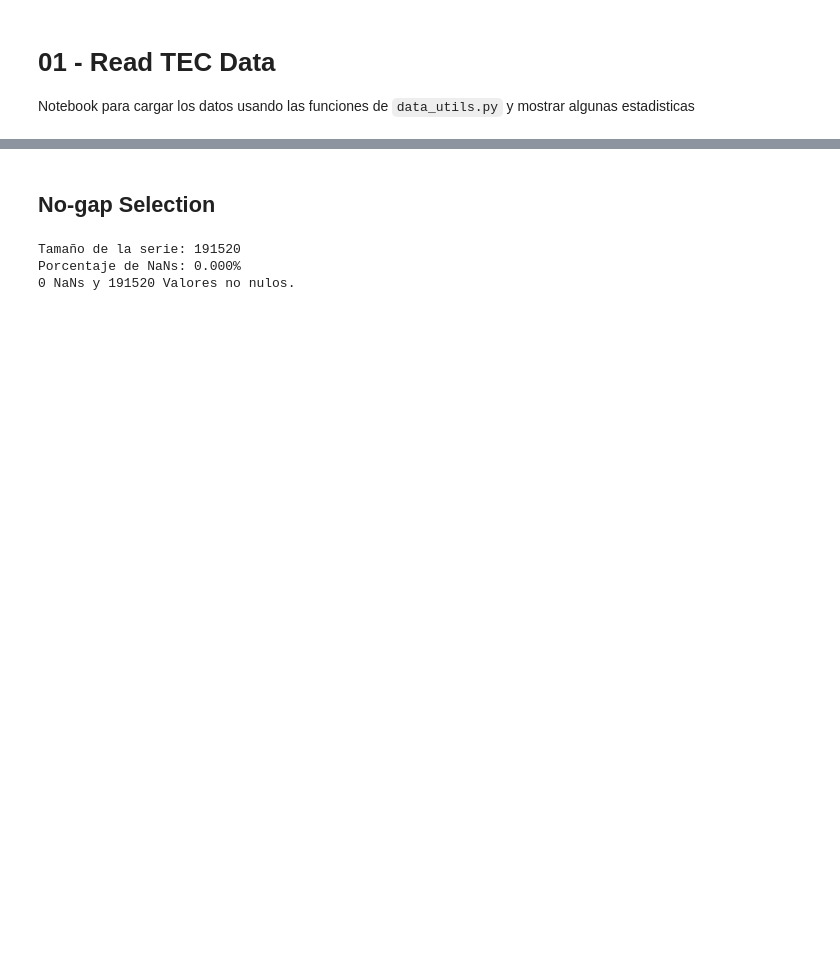
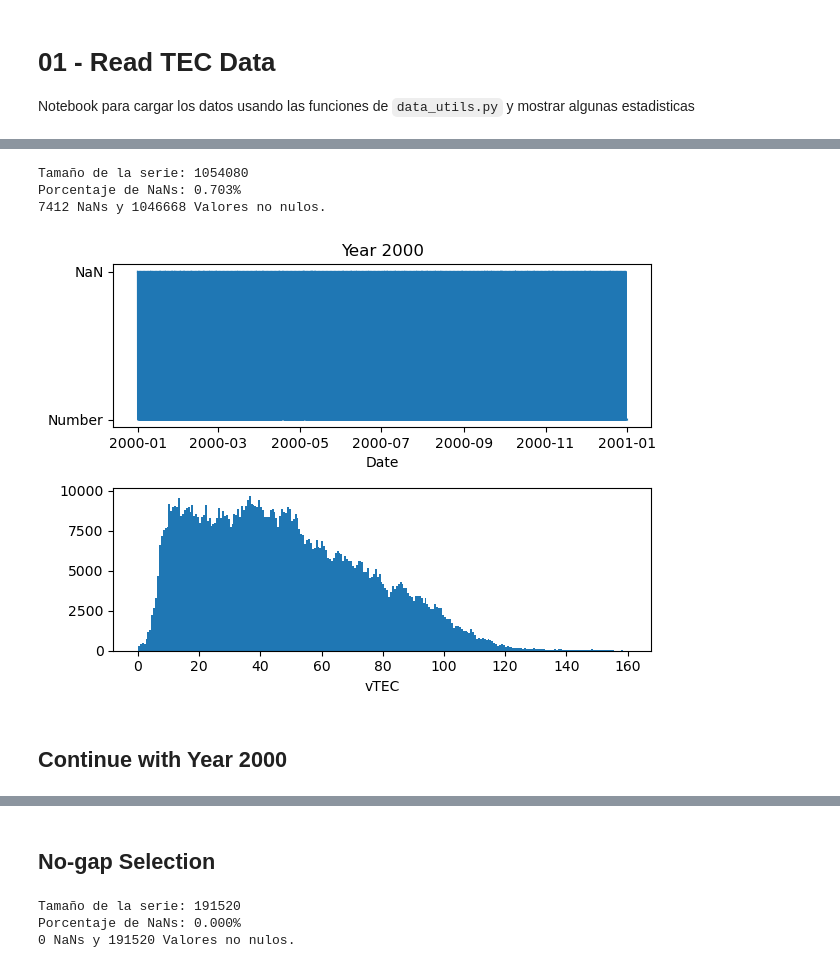
Before and after one commit to atuel96/cargar-estacion-tucu-tec, a Jupyter notebook: 01-load-and-combine-TEC-&-SYMH.ipynb, the cells around one changed output, grey strips where cells are left out. Drawn from its saved outputs; the diff is of its cells as text; code cells hidden in the pictures; blank space fills up the shorter version.

```diff
--- a/01-load-and-combine-TEC-&-SYMH.ipynb
+++ b/01-load-and-combine-TEC-&-SYMH.ipynb
@@ -42,0 +40,14 @@ plt.plot(df.tec)
+# %%
+from data_utils import basic_stats
+
+axs = basic_stats(df_2000.tec)
+axs[0].set(xlabel="Date", title=f"Year {2000}")
+axs[1].set(xlabel="vTEC")
+plt.tight_layout()
+# %% [output]
+Tamaño de la serie: 1054080
+Porcentaje de NaNs: 0.703%
+7412 NaNs y 1046668 Valores no nulos.
+[figure, added]
+# %% [markdown]
+## Continue with Year 2000
```
Also changed, not shown: parts of 12 cells of this notebook.
